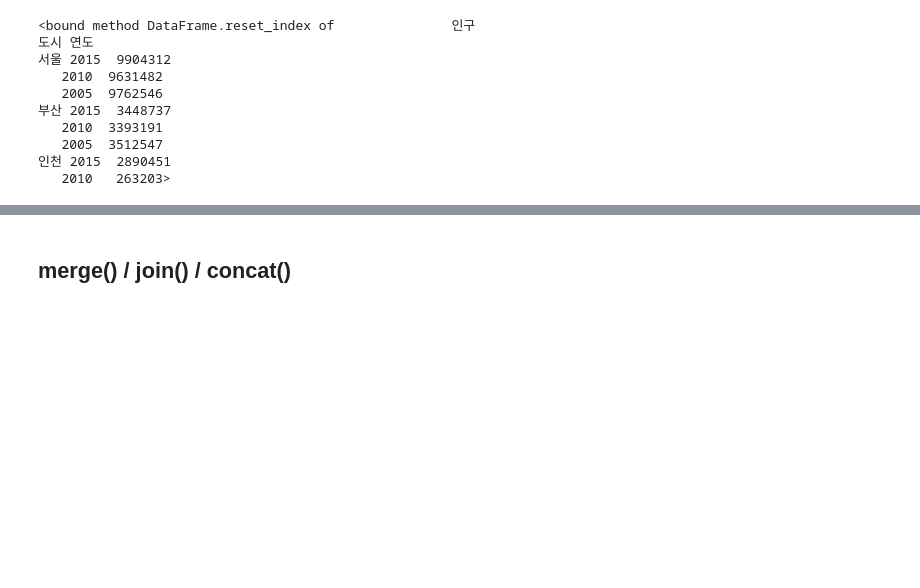
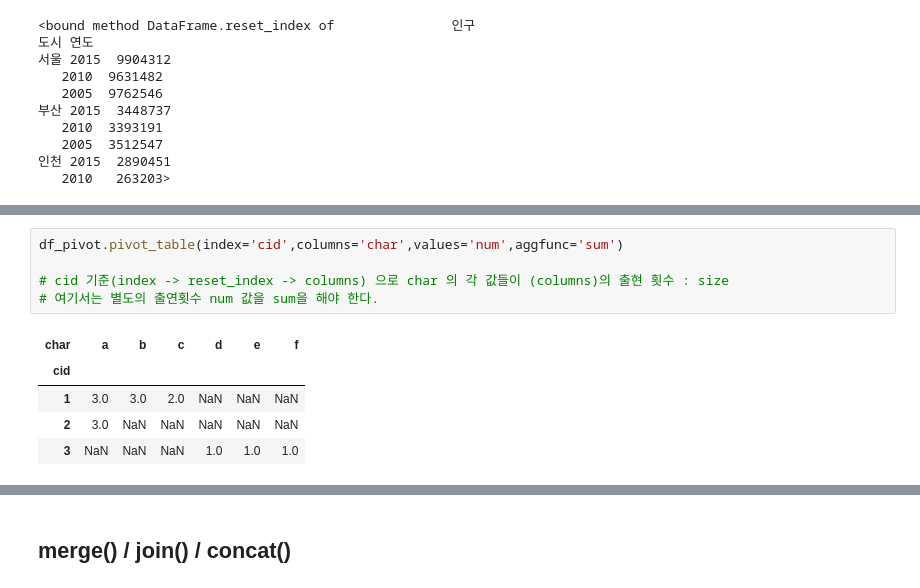
Before and after one commit to smjune/ipynb, a Jupyter notebook: dsschool/dsschool.ipynb, the cells around one changed output, grey strips where cells are left out. Saved outputs shown, nothing was run; the diff lists cells and outputs as text; blank space fills up the shorter version.

```diff
--- a/dsschool/dsschool.ipynb
+++ b/dsschool/dsschool.ipynb
@@ -883,0 +901,11 @@ pdf2.reset_index
+# %%
+df_pivot.pivot_table(index='cid',columns='char',values='num',aggfunc='sum')
+
+# cid 기준(index -> reset_index -> columns) 으로 char 의 각 값들이 (columns)의 출현 횟수 : size
+# 여기서는 별도의 출연횟수 num 값을 sum을 해야 한다.
+# %% [output]
+| char | a | b | c | d | e | f |
+| cid |  |  |  |  |  |  |
+| 1 | 3.0 | 3.0 | 2.0 | NaN | NaN | NaN |
+| 2 | 3.0 | NaN | NaN | NaN | NaN | NaN |
+| 3 | NaN | NaN | NaN | 1.0 | 1.0 | 1.0 |
```
Also changed, not shown: parts of 7 cells of this notebook.
